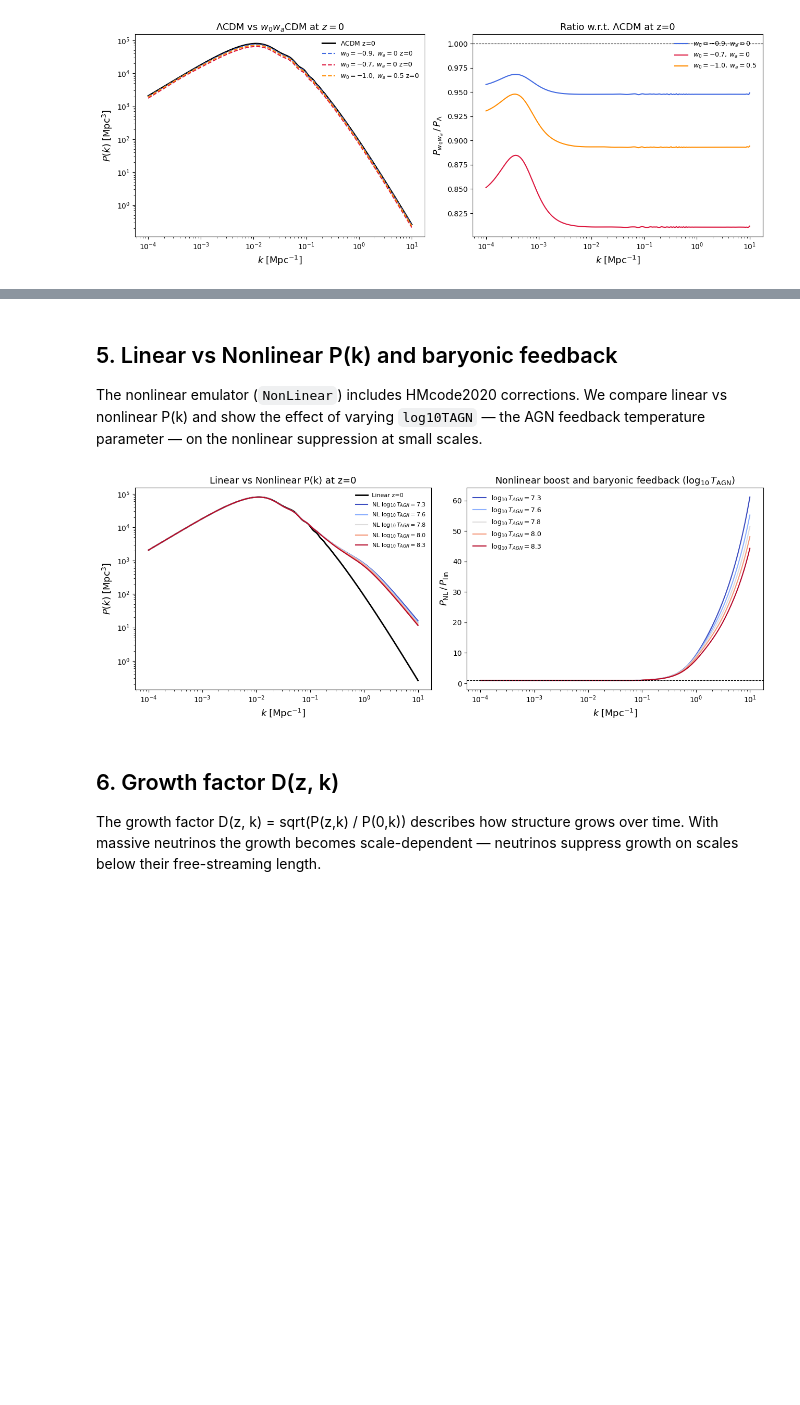
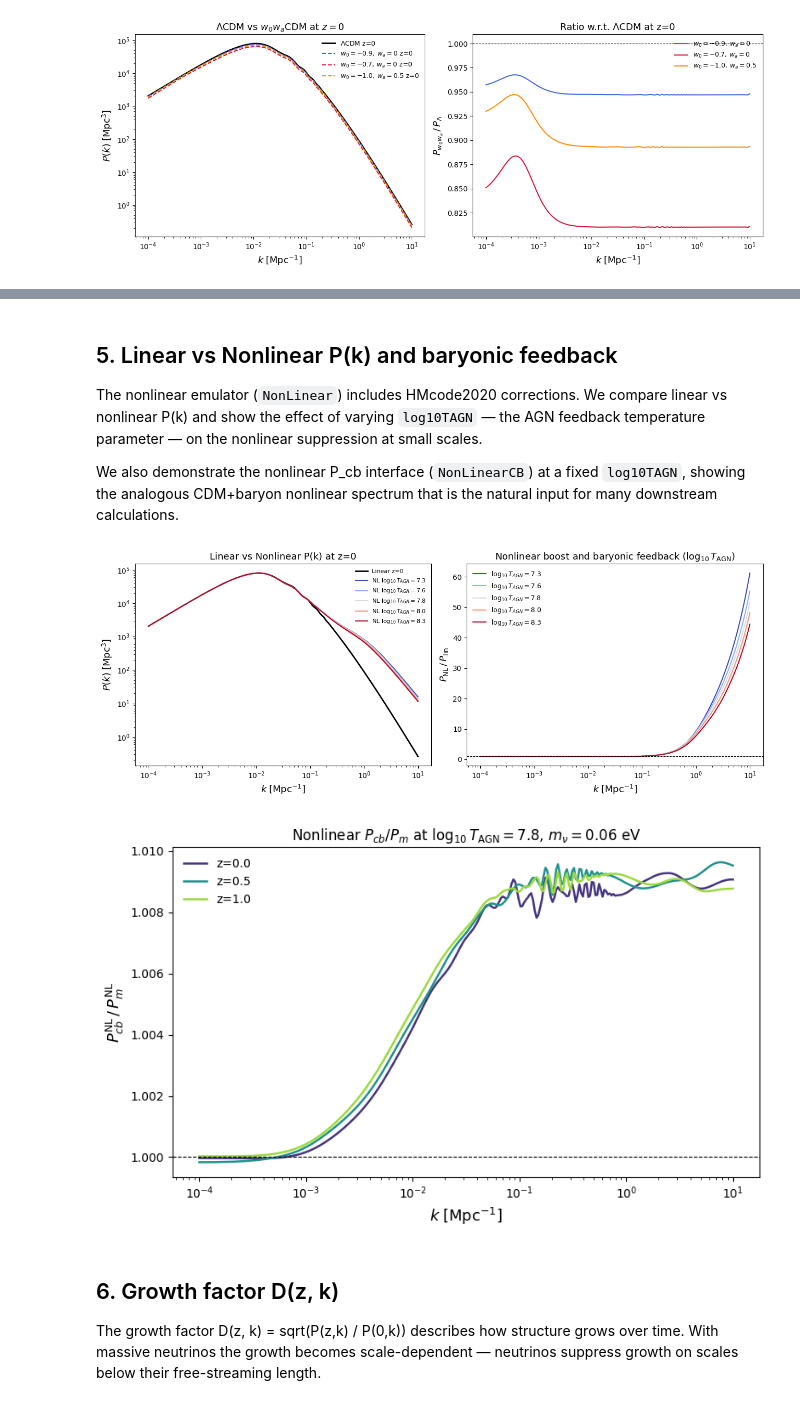
Before and after one commit to cloe-org/playground, a Jupyter notebook: tutorials/cosmology/cosmopower_jax_cosmology.ipynb, the cells around one changed output, grey strips where cells are left out. Drawn from its saved outputs; the diff is of its cells as text; code cells hidden in the pictures; blank space fills up the shorter version.

```diff
--- a/tutorials/cosmology/cosmopower_jax_cosmology.ipynb
+++ b/tutorials/cosmology/cosmopower_jax_cosmology.ipynb
@@ -257,6 +263,10 @@ plt.show()
 The nonlinear emulator (`NonLinear`) includes HMcode2020 corrections. We compare
 linear vs nonlinear P(k) and show the effect of varying `log10TAGN` — the AGN feedback
 temperature parameter — on the nonlinear suppression at small scales.
+
+We also demonstrate the nonlinear P_cb interface (`NonLinearCB`) at a fixed `log10TAGN`,
+showing the analogous CDM+baryon nonlinear spectrum that is the natural input for many
+downstream calculations.
 # %%
 z_nl = np.array([0.0, 0.5, 1.0])
 
@@ -266,33 +276,60 @@ tagn_values = [7.3, 7.6, 7.8, 8.0, 8.3]
 colors_tagn = plt.cm.coolwarm(np.linspace(0.0, 1.0, len(tagn_values)))
 
 fig, axes = plt.subplots(1, 2, figsize=(13, 5))
 
 pk_lin_z0 = np.squeeze(lin_nl.matter_power_spectrum(0.0, ks))
 axes[0].loglog(ks, pk_lin_z0, 'k-', lw=2, label='Linear z=0')
 
 for tagn, c in zip(tagn_values, colors_tagn):
     nl = CosmoPowerJAXLCDMPerturbations.NonLinear(
         background=bg_jax, redshifts=z_nl, log10TAGN=tagn, linearperturbations=lin_nl
     )
     pk_nl = np.squeeze(nl.matter_power_spectrum(0.0, ks))
     axes[0].loglog(ks, pk_nl, color=c, lw=1.5, label=rf'NL $\log_{{10}}T_{{AGN}}={tagn}$')
     axes[1].semilogx(ks, pk_nl / pk_lin_z0, color=c, lw=1.5, label=rf'$\log_{{10}}T_{{AGN}}={tagn}$')
 
 axes[0].set_xlabel(r'$k\;[\mathrm{Mpc}^{-1}]$', fontsize=13)
 axes[0].set_ylabel(r'$P(k)\;[\mathrm{Mpc}^3]$', fontsize=13)
 axes[0].set_title('Linear vs Nonlinear P(k) at z=0', fontsize=13)
 axes[0].legend(fontsize=8, frameon=False)
 
 axes[1].axhline(1, color='k', lw=0.8, ls='--')
 axes[1].set_xlabel(r'$k\;[\mathrm{Mpc}^{-1}]$', fontsize=13)
 axes[1].set_ylabel(r'$P_\mathrm{NL}\,/\,P_\mathrm{lin}$', fontsize=13)
 axes[1].set_title(r'Nonlinear boost and baryonic feedback ($\log_{10}T_\mathrm{AGN}$)', fontsize=13)
 axes[1].legend(fontsize=9, frameon=False)
 
 plt.tight_layout()
 plt.show()
+
+# --- Nonlinear total matter vs Nonlinear CDM+baryons (P_cb) ---
+# Same matter_power_spectrum(z, k) interface, different inner class.
+tagn_fixed = 7.8
+lin_nl_cb = CosmoPowerJAXLCDMPerturbations.LinearCB(background=bg_jax, redshifts=z_nl)
+nl_tot = CosmoPowerJAXLCDMPerturbations.NonLinear(
+    background=bg_jax, redshifts=z_nl, log10TAGN=tagn_fixed, linearperturbations=lin_nl,
+)
+nl_cb = CosmoPowerJAXLCDMPerturbations.NonLinearCB(
+    background=bg_jax, redshifts=z_nl, log10TAGN=tagn_fixed, linearperturbations=lin_nl_cb,
+)
+
+fig, ax = plt.subplots(1, 1, figsize=(8, 5))
+colors_cb2 = plt.cm.viridis(np.linspace(0.15, 0.85, len(z_nl)))
+for z, c in zip(z_nl, colors_cb2):
+    pk_nl_tot = np.squeeze(nl_tot.matter_power_spectrum(z, ks))
+    pk_nl_cb  = np.squeeze(nl_cb.matter_power_spectrum(z, ks))
+    ax.semilogx(ks, pk_nl_cb / pk_nl_tot, color=c, lw=1.8, label=f'z={z}')
+
+ax.axhline(1, color='k', lw=0.8, ls='--')
+ax.set_xlabel(r'$k\;[\mathrm{Mpc}^{-1}]$', fontsize=13)
+ax.set_ylabel(r'$P^\mathrm{NL}_{cb}\,/\,P^\mathrm{NL}_m$', fontsize=13)
+ax.set_title(rf'Nonlinear $P_{{cb}}/P_m$ at $\log_{{10}}T_\mathrm{{AGN}}={tagn_fixed}$, $m_\nu={cosmo["mnu"]}$ eV', fontsize=12)
+ax.legend(fontsize=10, frameon=False)
+plt.tight_layout()
+plt.show()
 # %% [output]
 [figure]
+[figure, added]
 # %% [markdown]
 ## 6. Growth factor D(z, k)
 
```
Also changed, not shown: parts of 7 cells of this notebook.
